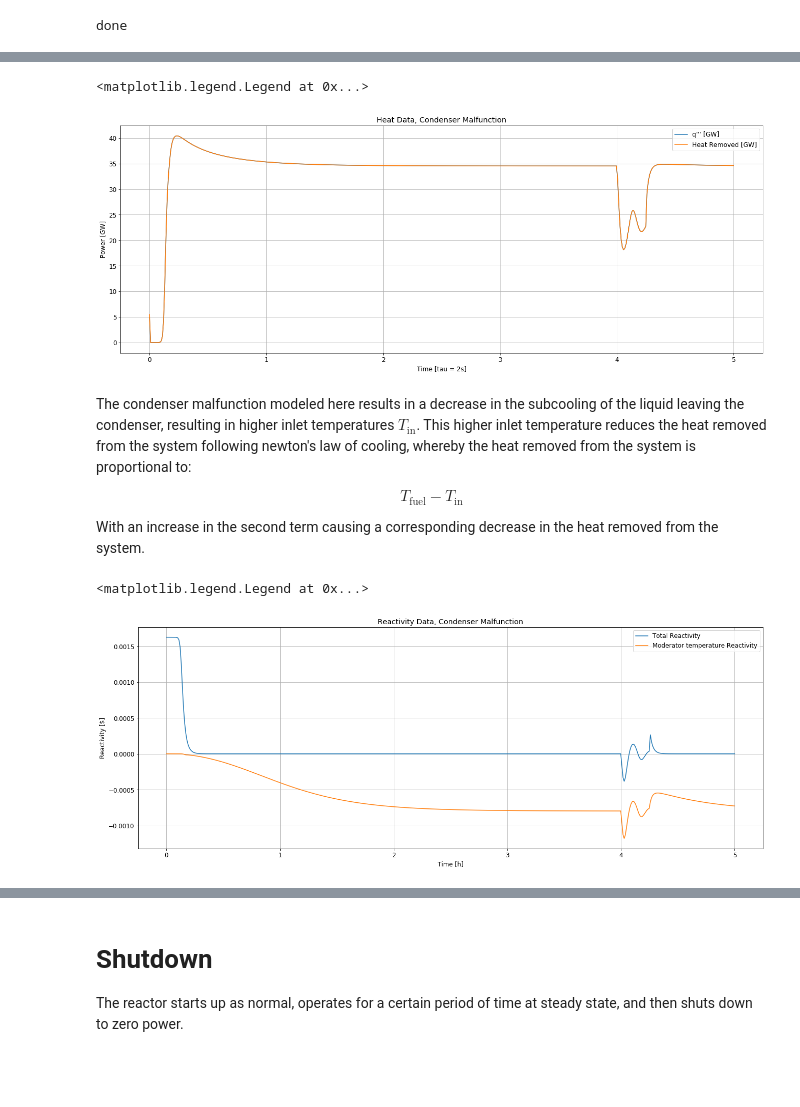
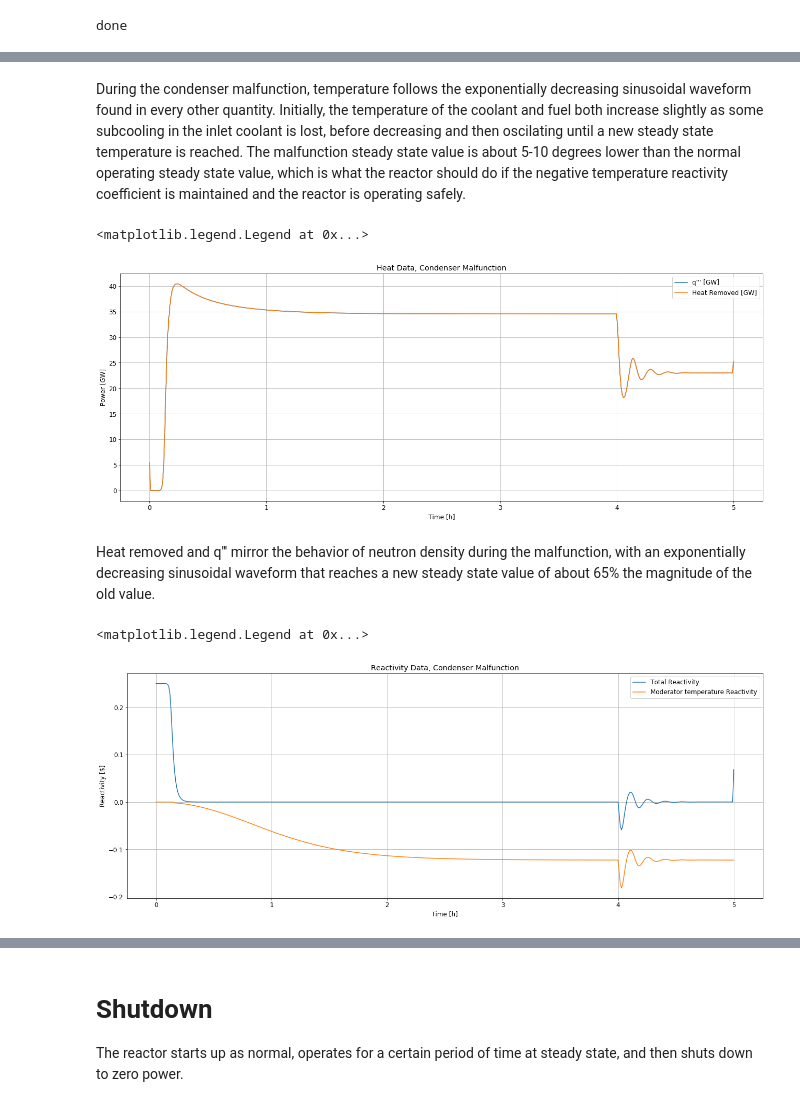
Before and after one commit to dpploy/engy-4350, a Jupyter notebook: notebooks/05-bwr-two-temperature-pt-reactor-B.ipynb, the cells around one changed output, grey strips where cells are left out. Drawn from its saved outputs; the diff is of its cells as text; code cells hidden in the pictures; blank space fills up the shorter version.

```diff
--- a/notebooks/05-bwr-two-temperature-pt-reactor-B.ipynb
+++ b/notebooks/05-bwr-two-temperature-pt-reactor-B.ipynb
@@ -247,7 +218,7 @@ import numpy as np
 import scipy.constants as sc
 
 params['malfunction start'] = 4 * sc.hour
-params['malfunction end'] = 4 * sc.hour + 15 * sc.minute
+params['malfunction end'] = 5 * sc.hour
 params['shutdown time'] = 9999 * sc.hour
 
 gen_time = params['gen_time'] # retrieve neutron generation time
@@ -309,3 +286,5 @@ reactor.tmp()
+# %% [markdown]
+During the condenser malfunction, temperature follows the exponentially decreasing sinusoidal waveform found in every other quantity. Initially, the temperature of the coolant and fuel both increase slightly as some subcooling in the inlet coolant is lost, before decreasing and then oscilating until a new steady state temperature is reached. The malfunction steady state value is about 5-10 degrees lower than the normal operating steady state value, which is what the reactor should do if the negative temperature reactivity coefficient is maintained and the reactor is operating safely.
 # %%
 import matplotlib.pyplot as plt
 heat_data = reactor.quantities1(u_vec_history, params, params['time_stamps'])
@@ -319,25 +298,19 @@ plt.title('Heat Data, Condenser Malfunction')
 plt.legend(["q''' [GW]", 'Heat Removed [GW]'])
 # %% [output]
 <matplotlib.legend.Legend at 0x...>
-[figure, old version]
+[figure, new version]
-# %% [markdown]
-The condenser malfunction modeled here results in a decrease in the subcooling of the liquid leaving the condenser, resulting in higher inlet temperatures $T_\text{in}$. This higher inlet temperature reduces the heat removed from the system following newton's law of cooling, whereby the heat removed from the system is proportional to:
-
-\begin{equation*}
-T_\text{fuel} - T_\text{in}
-\end{equation*}
-
-With an increase in the second term causing a corresponding decrease in the heat removed from the system.
+# %% [markdown]
+Heat removed and q''' mirror the behavior of neutron density during the malfunction, with an exponentially decreasing sinusoidal waveform that reaches a new steady state value of about 65% the magnitude of the old value.
 # %%
 quants = reactor.quantities3(u_vec_history, params, params['time_stamps'])
 plt.figure(figsize=(22, 8))
-plt.plot(params['time_stamps']/sc.hour, quants[0])
+plt.plot(params['time_stamps']/sc.hour, quants[0]/params['beta'])
 plt.grid()
 plt.rc('font', size=12)
 plt.xlabel('Time [h]')
 plt.ylabel('Reactivity [$]')
 plt.title('Reactivity Data, Condenser Malfunction')
 plt.legend(['Total Reactivity','Moderator temperature Reactivity'])
 # %% [output]
 <matplotlib.legend.Legend at 0x...>
-[figure, old version]
+[figure, new version]
```
Also changed, not shown: parts of 35 cells of this notebook, 1 other file.
